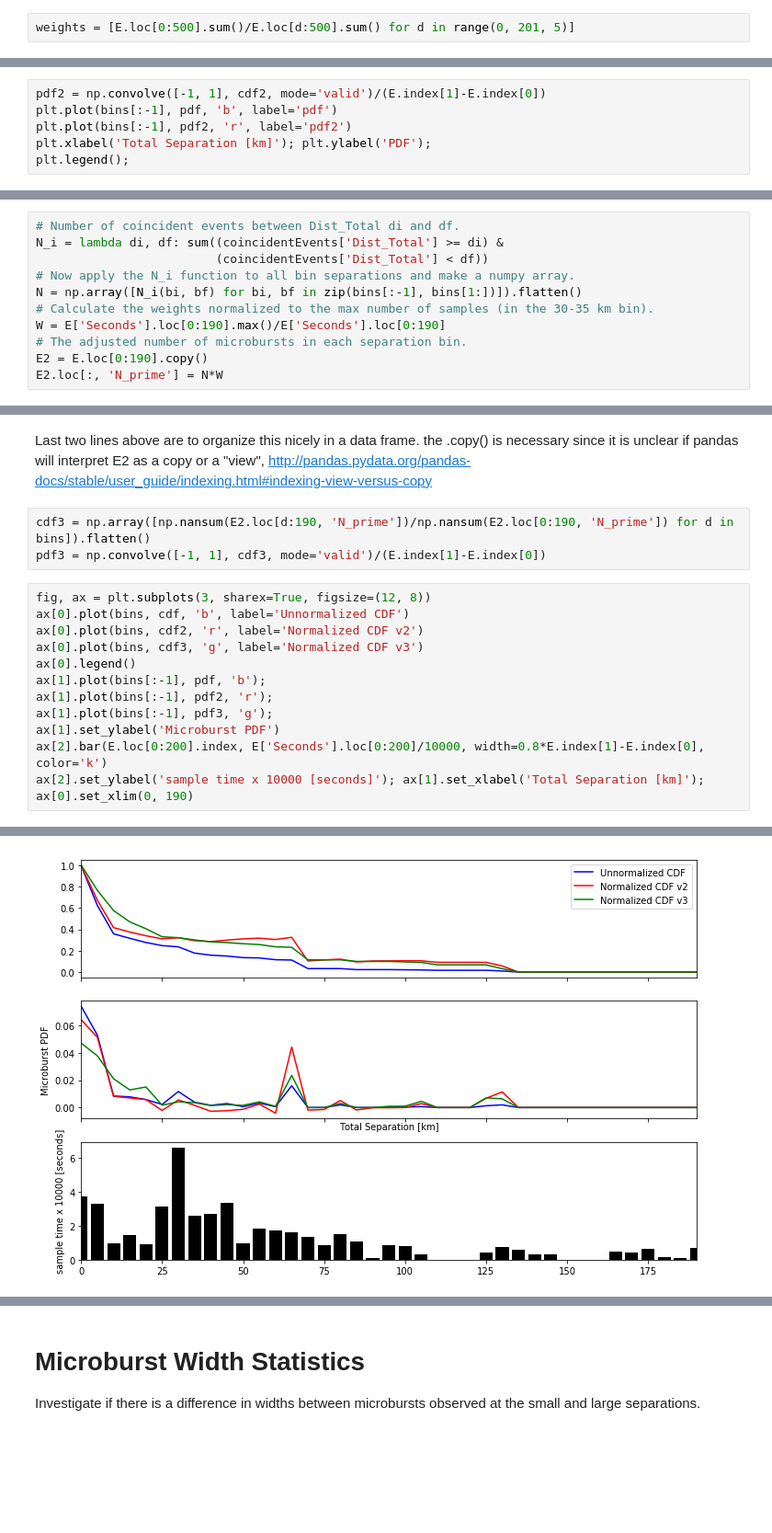
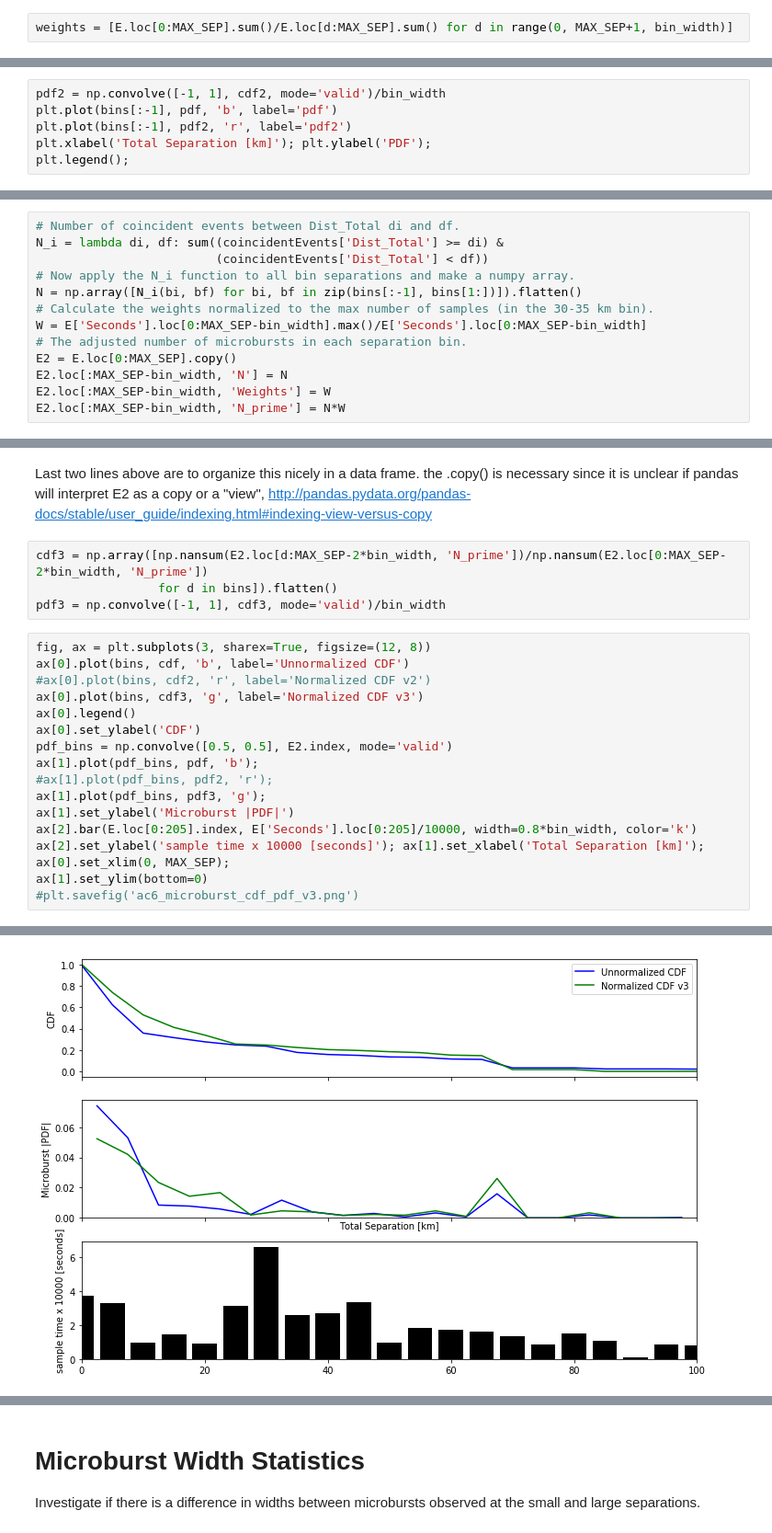
Before and after one commit to mshumko/ac6_microburst_scale_sizes, a Jupyter notebook: stats/microburst_CDF.ipynb, the cells around one changed output, grey strips where cells are left out. Shown at 92% size. Drawn from its saved outputs; the diff is of its cells as text; blank space fills up the shorter version.

```diff
--- a/stats/microburst_CDF.ipynb
+++ b/stats/microburst_CDF.ipynb
@@ -162,5 +168,5 @@ $$
 # %% [markdown]
 Visualize how the $E(0, \inf)/E(d, \inf)$ term looks like as a function of d
 # %%
-weights = [E.loc[0:500].sum()/E.loc[d:500].sum() for d in range(0, 201, 5)]
+weights = [E.loc[0:MAX_SEP].sum()/E.loc[d:MAX_SEP].sum() for d in range(0, MAX_SEP+1, bin_width)]
 # %%
@@ -185,7 +191,7 @@ ax[1].set_ylabel('sample time x 10000 [seconds]'); ax[1].set_xlabel('Total Separ
 # %% [output]
 13
 # %%
-pdf2 = np.convolve([-1, 1], cdf2, mode='valid')/(E.index[1]-E.index[0])
+pdf2 = np.convolve([-1, 1], cdf2, mode='valid')/bin_width
 plt.plot(bins[:-1], pdf, 'b', label='pdf')
 plt.plot(bins[:-1], pdf2, 'r', label='pdf2')
 plt.xlabel('Total Separation [km]'); plt.ylabel('PDF');
@@ -227,7 +233,9 @@ N_i = lambda di, df: sum((coincidentEvents['Dist_Total'] >= di) &
 # Now apply the N_i function to all bin separations and make a numpy array.
 N = np.array([N_i(bi, bf) for bi, bf in zip(bins[:-1], bins[1:])]).flatten()
 # Calculate the weights normalized to the max number of samples (in the 30-35 km bin).
-W = E['Seconds'].loc[0:190].max()/E['Seconds'].loc[0:190]
+W = E['Seconds'].loc[0:MAX_SEP-bin_width].max()/E['Seconds'].loc[0:MAX_SEP-bin_width]
 # The adjusted number of microbursts in each separation bin.
-E2 = E.loc[0:190].copy()
-E2.loc[:, 'N_prime'] = N*W
+E2 = E.loc[0:MAX_SEP].copy()
+E2.loc[:MAX_SEP-bin_width, 'N'] = N
+E2.loc[:MAX_SEP-bin_width, 'Weights'] = W
+E2.loc[:MAX_SEP-bin_width, 'N_prime'] = N*W
@@ -234,19 +252,24 @@ E2.loc[:, 'N_prime'] = N*W
 # %% [markdown]
 Last two lines above are to organize this nicely in a data frame. the .copy() is necessary since it is unclear if pandas will interpret E2 as a copy or a "view", http://pandas.pydata.org/pandas-docs/stable/user_guide/indexing.html#indexing-view-versus-copy
 # %%
-cdf3 = np.array([np.nansum(E2.loc[d:190, 'N_prime'])/np.nansum(E2.loc[0:190, 'N_prime']) for d in bins]).flatten()
-pdf3 = np.convolve([-1, 1], cdf3, mode='valid')/(E.index[1]-E.index[0])
+cdf3 = np.array([np.nansum(E2.loc[d:MAX_SEP-2*bin_width, 'N_prime'])/np.nansum(E2.loc[0:MAX_SEP-2*bin_width, 'N_prime'])
+                 for d in bins]).flatten()
+pdf3 = np.convolve([-1, 1], cdf3, mode='valid')/bin_width
 # %%
 fig, ax = plt.subplots(3, sharex=True, figsize=(12, 8))
 ax[0].plot(bins, cdf, 'b', label='Unnormalized CDF')
-ax[0].plot(bins, cdf2, 'r', label='Normalized CDF v2')
+#ax[0].plot(bins, cdf2, 'r', label='Normalized CDF v2')
 ax[0].plot(bins, cdf3, 'g', label='Normalized CDF v3')
 ax[0].legend()
-ax[1].plot(bins[:-1], pdf, 'b');
-ax[1].plot(bins[:-1], pdf2, 'r');
-ax[1].plot(bins[:-1], pdf3, 'g');
-ax[1].set_ylabel('Microburst PDF')
-ax[2].bar(E.loc[0:200].index, E['Seconds'].loc[0:200]/10000, width=0.8*E.index[1]-E.index[0], color='k')
+ax[0].set_ylabel('CDF')
+pdf_bins = np.convolve([0.5, 0.5], E2.index, mode='valid')
+ax[1].plot(pdf_bins, pdf, 'b');
+#ax[1].plot(pdf_bins, pdf2, 'r');
+ax[1].plot(pdf_bins, pdf3, 'g');
+ax[1].set_ylabel('Microburst |PDF|')
+ax[2].bar(E.loc[0:205].index, E['Seconds'].loc[0:205]/10000, width=0.8*bin_width, color='k')
 ax[2].set_ylabel('sample time x 10000 [seconds]'); ax[1].set_xlabel('Total Separation [km]');
-ax[0].set_xlim(0, 190)
+ax[0].set_xlim(0, MAX_SEP);
+ax[1].set_ylim(bottom=0)
+#plt.savefig('ac6_microburst_cdf_pdf_v3.png')
 # %% [output]
@@ -254 +277 @@ ax[0].set_xlim(0, 190)
-[figure, old version]
+[figure, new version]
```
Also changed, not shown: parts of 16 cells of this notebook, 3 other files.
